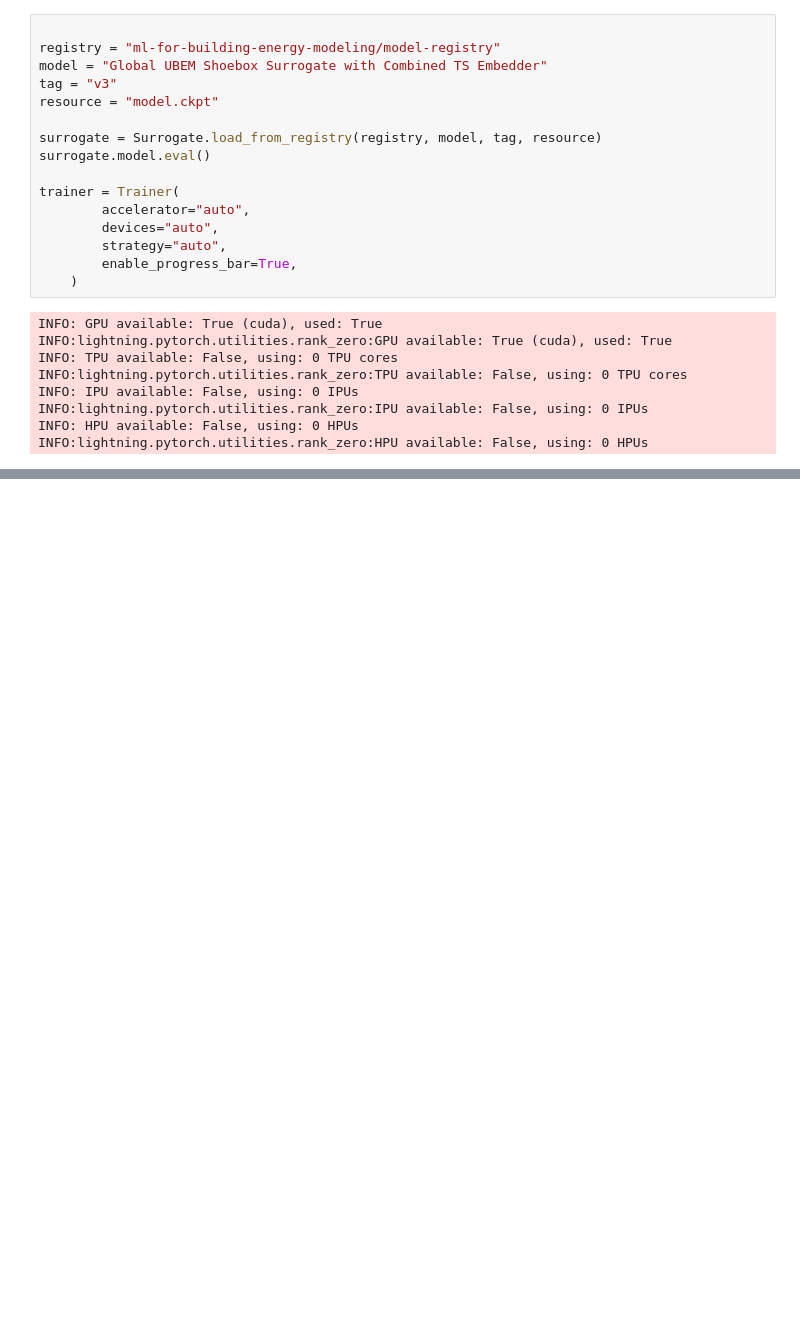
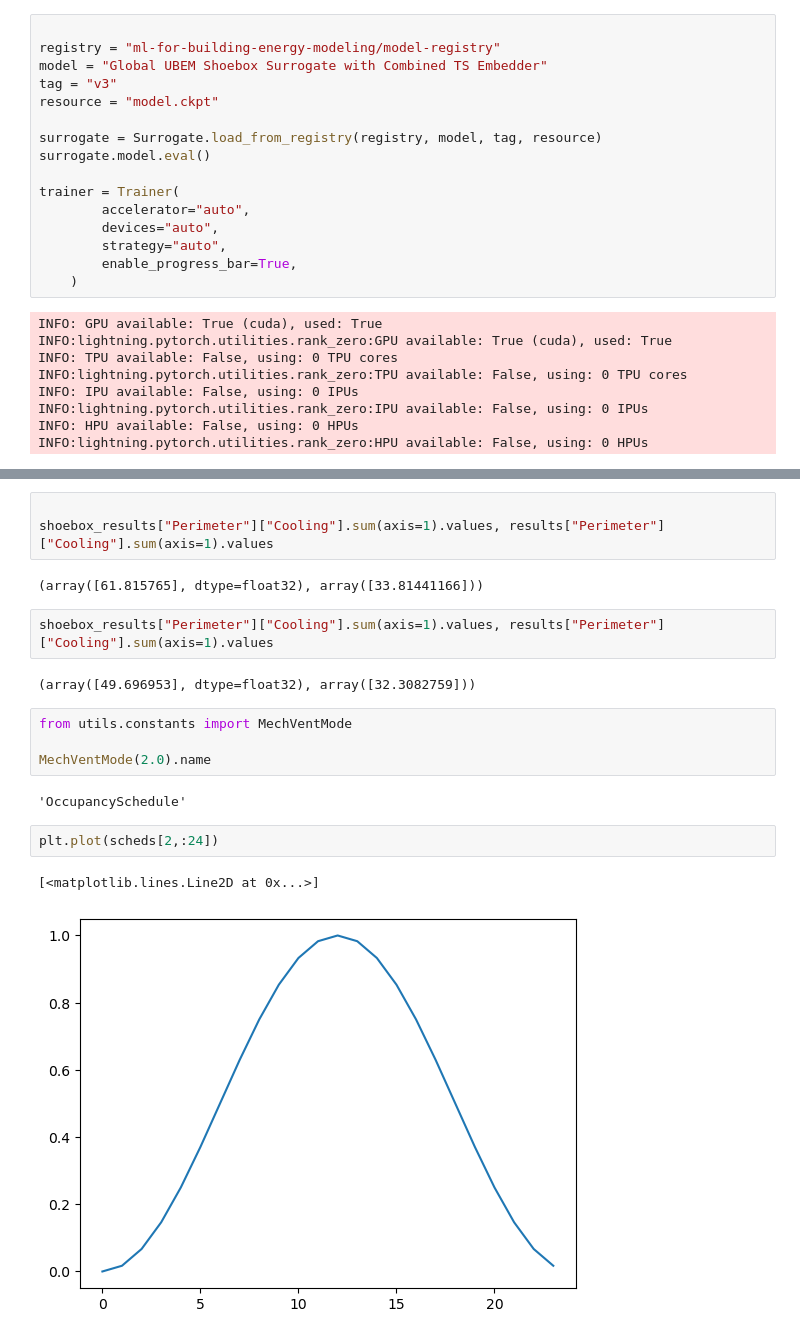
Before and after one commit to szvsw/ml-for-building-energy-modeling, a Jupyter notebook: ml-for-bem/notebooks/whitebox_batch_tester.ipynb, the cells around one changed output, grey strips where cells are left out. Saved outputs shown, nothing was run; the diff lists cells and outputs as text; blank space fills up the shorter version.

```diff
--- a/ml-for-bem/notebooks/whitebox_batch_tester.ipynb
+++ b/ml-for-bem/notebooks/whitebox_batch_tester.ipynb
@@ -169,0 +184,20 @@ fig.tight_layout()
+# %%
+
+shoebox_results["Perimeter"]["Cooling"].sum(axis=1).values, results["Perimeter"]["Cooling"].sum(axis=1).values
+# %% [output]
+(array([61.815765], dtype=float32), array([33.81441166]))
+# %%
+shoebox_results["Perimeter"]["Cooling"].sum(axis=1).values, results["Perimeter"]["Cooling"].sum(axis=1).values
+# %% [output]
+(array([49.696953], dtype=float32), array([32.3082759]))
+# %%
+from utils.constants import MechVentMode
+
+MechVentMode(2.0).name
+# %% [output]
+'OccupancySchedule'
+# %%
+plt.plot(scheds[2,:24])
+# %% [output]
+[<matplotlib.lines.Line2D at 0x...>]
+[figure, added]
```
Also changed, not shown: parts of 5 cells of this notebook.
